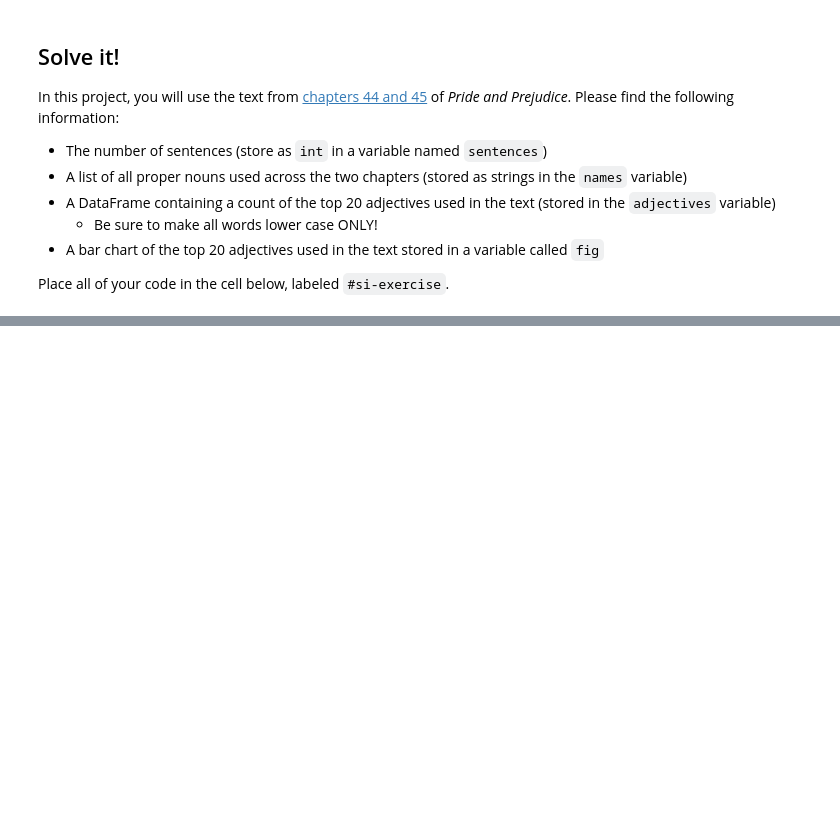
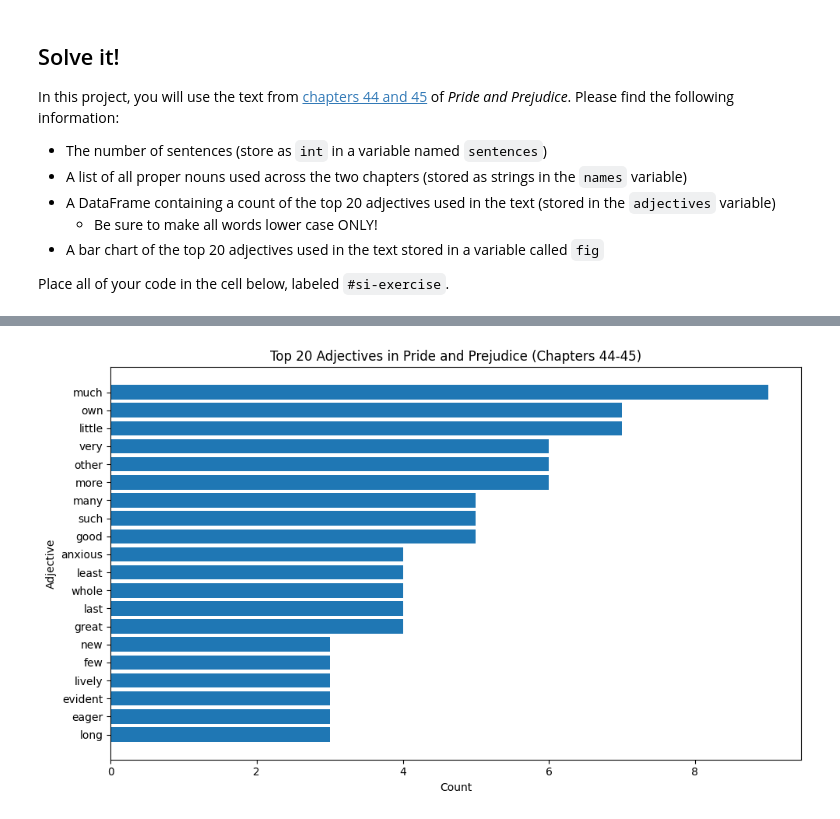
Before and after one commit to dhnguyen620/econ8320-assignment-12, a Jupyter notebook: Lesson.ipynb, the cells around one changed output, grey strips where cells are left out. Cells and saved outputs as stored; diff of their text form; code cells hidden in the pictures; blank space fills up the shorter version.

```diff
--- a/Lesson.ipynb
+++ b/Lesson.ipynb
@@ -198,45 +198,67 @@ In this project, you will use the text from [chapters 44 and 45](https://github.
 
 Place all of your code in the cell below, labeled `#si-exercise`.
 # %%
+#si-exercise
+
 import spacy
+import pandas as pd
+import matplotlib.pyplot as plt
+from collections import Counter
 import requests
-import pandas as pd
-import plotly.express as px
 
-# Get the text
-text = requests.get(
-    "https://github.com/dustywhite7/Econ8320/raw/refs/heads/master/AssignmentData/prideAndPrejudiceChapters.txt"
-).text
-
-# Load spaCy pipeline
+# Load SpaCy model
 nlp = spacy.load('en_core_web_sm')
 
-# Process the text
+# Fetch the text from the URL
+url = "https://github.com/dustywhite7/Econ8320/raw/refs/heads/master/AssignmentData/prideAndPrejudiceChapters.txt"
+response = requests.get(url)
+text = response.text
+
+# Process the text with SpaCy
 doc = nlp(text)
 
 # 1. Count sentences
-sentences = len([i for i in doc.sents])
+sentences = len(list(doc.sents))
 
-# 2. Extract all proper nouns
-names = [token.text for token in doc if token.pos_ == "PROPN"]
+# 2. Extract proper nouns
+# Filter for PROPN (proper nouns) that are actually capitalized in the original text
+names = []
+for token in doc:
+    if token.pos_ == "PROPN":
+        # Check if the token is actually capitalized in the original text
+        if token.text[0].isupper():
+            names.append(token.text)
 
-# 3. Extract adjectives, make lowercase, and count them
-adjective_list = [token.text.lower() for token in doc if token.pos_ == "ADJ"]
+# Remove duplicates while preserving order
+names = list(dict.fromkeys(names))
+
+# 3. Extract and count adjectives
+adjective_list = []
+for token in doc:
+    if token.pos_ == "ADJ":
+        # Convert to lowercase for counting
+        adjective_list.append(token.text.lower())
 
 # Count adjectives and get top 20
-adjective_counts = pd.Series(adjective_list).value_counts().head(20)
+adjective_counts = Counter(adjective_list)
+top_20_adj = adjective_counts.most_common(20)
 
-# Create DataFrame with proper column names
-adjectives = pd.DataFrame({
-    'adjective': adjective_counts.index,
-    'count': adjective_counts.values
-})
+# Create DataFrame
+adjectives = pd.DataFrame(top_20_adj, columns=['adjective', 'count'])
 
-# 4. Create bar chart of top 20 adjectives
-fig = px.bar(
-    adjectives,
-    x='adjective',
-    y='count',
-    title='Top 20 Adjectives in Pride and Prejudice (Chapters 44-45)',
-    labels={'adjective': 'Adjective', 'count': 'Count'}
-)
+# 4. Create bar chart
+fig, ax = plt.subplots(figsize=(10, 6))
+ax.barh(adjectives['adjective'], adjectives['count'])
+ax.set_xlabel('Count')
+ax.set_ylabel('Adjective')
+ax.set_title('Top 20 Adjectives in Pride and Prejudice (Chapters 44-45)')
+ax.invert_yaxis()  # Highest count at the top
+plt.tight_layout()
+
+# Display results
+print(f"Number of sentences: {sentences}")
+print(f"\nNumber of unique proper nouns: {len(names)}")
+print(f"\nFirst 10 proper nouns: {names[:10]}")
+print(f"\nTop 20 Adjectives:\n{adjectives}")
+plt.show()
+# %% [output]
@@ -242,0 +282 @@ fig = px.bar(
+[figure, added]
```
Also changed, not shown: parts of 1 cell of this notebook.
